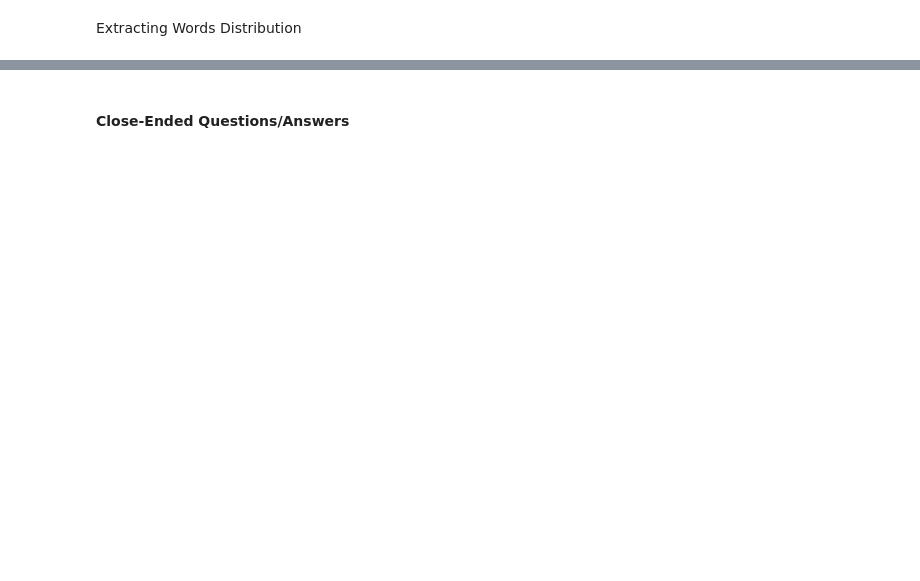
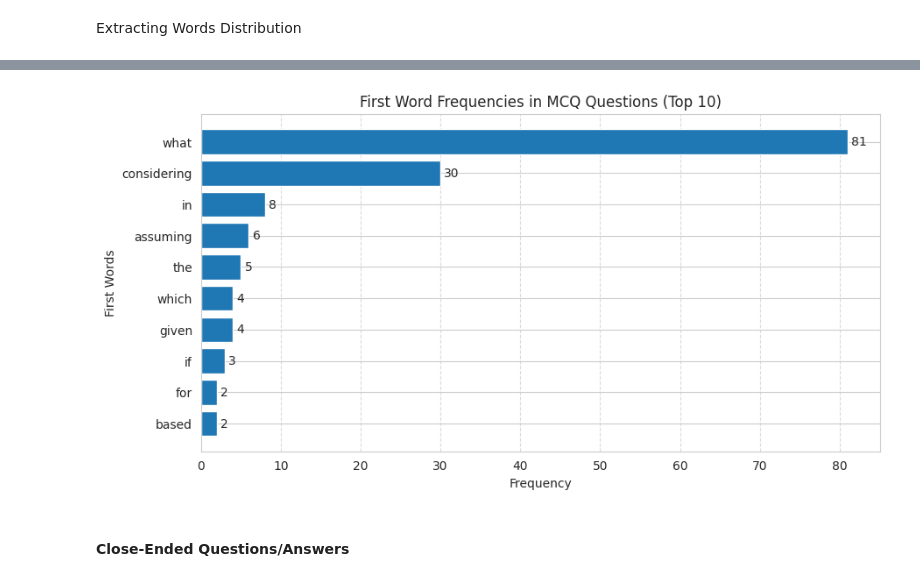
Before and after one commit to embedded-robotics/path-open-data, a Jupyter notebook: pathopen_raw_data_analysis.ipynb, the cells around one changed output, grey strips where cells are left out. Saved outputs shown, nothing was run; the diff lists cells and outputs as text; code cells hidden in the pictures; blank space fills up the shorter version.

```diff
--- a/pathopen_raw_data_analysis.ipynb
+++ b/pathopen_raw_data_analysis.ipynb
@@ -238,13 +308,13 @@ valid_mcq_options_3 = [sample for sample in mcq_options_3 if len(sample.split())
 valid_mcq_options_4 = [sample for sample in mcq_options_4 if len(sample.split()) >= 5]
 valid_mcq_options_5 = [sample for sample in mcq_options_5 if len(sample.split()) >= 5]
 
-print(f'Number of Valid MCQ Questions: {len(valid_mcq_questions)}/{len(mcq_questions)}')
-print(f'Number of Valid MCQ Options 1: {len(valid_mcq_options_1)}/{len(mcq_options_1)}')
-print(f'Number of Valid MCQ Options 2: {len(valid_mcq_options_2)}/{len(mcq_options_2)}')
-print(f'Number of Valid MCQ Options 3: {len(valid_mcq_options_3)}/{len(mcq_options_3)}')
-print(f'Number of Valid MCQ Options 4: {len(valid_mcq_options_4)}/{len(mcq_options_4)}')
-print(f'Number of Valid MCQ Options 5: {len(valid_mcq_options_5)}/{len(mcq_options_5)}')
+print(f'Number of MCQ Questions (Words >= 5): {len(valid_mcq_questions)}/{len(mcq_questions)}')
+print(f'Number of MCQ Options 1 (Words >= 5): {len(valid_mcq_options_1)}/{len(mcq_options_1)}')
+print(f'Number of MCQ Options 2 (Words >= 5): {len(valid_mcq_options_2)}/{len(mcq_options_2)}')
+print(f'Number of MCQ Options 3 (Words >= 5): {len(valid_mcq_options_3)}/{len(mcq_options_3)}')
+print(f'Number of MCQ Options 4 (Words >= 5): {len(valid_mcq_options_4)}/{len(mcq_options_4)}')
+print(f'Number of MCQ Options 5 (Words >= 5): {len(valid_mcq_options_5)}/{len(mcq_options_5)}')
 
 mcq_questions_first_word = [sample.split()[0].lower() for sample in mcq_questions]
-counts = Counter(mcq_questions_first_word)
-print(f"First Word in MCQ Questions: ", counts)
+mcq_questions_first_word_counts = Counter(mcq_questions_first_word)
+print(f"First Word in MCQ Questions: ", mcq_questions_first_word_counts)
@@ -299,3 +389,18 @@ plt.show()
+# %%
+labels = [item[0] for item in mcq_questions_first_word_counts.most_common(10)]
+values = [item[1] for item in mcq_questions_first_word_counts.most_common(10)]
+
+fig, ax = plt.subplots(figsize=(10, 5))
+bars = ax.barh(labels, values)
+ax.bar_label(bars, padding=3)
+ax.set_xlabel('Frequency')
+ax.set_ylabel('First Words')
+ax.set_title('First Word Frequencies in MCQ Questions (Top 10)')
+ax.grid(axis='x', linestyle='--', alpha=0.7)
+ax.invert_yaxis()
+plt.show()
+# %% [output]
+[figure, added]
 # %% [markdown]
 #### Close-Ended Questions/Answers
 # %%
```
Also changed, not shown: parts of 28 cells of this notebook.
